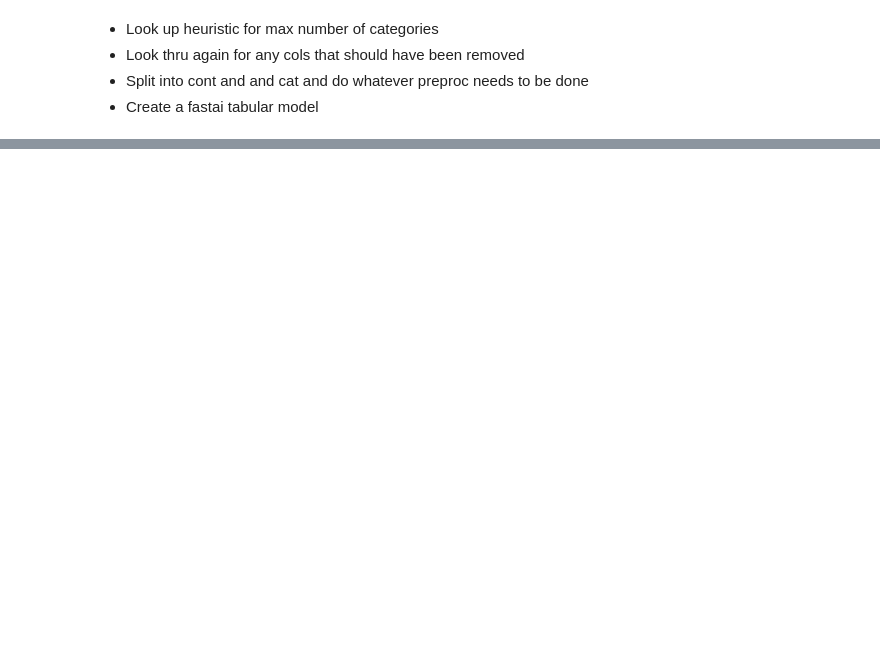
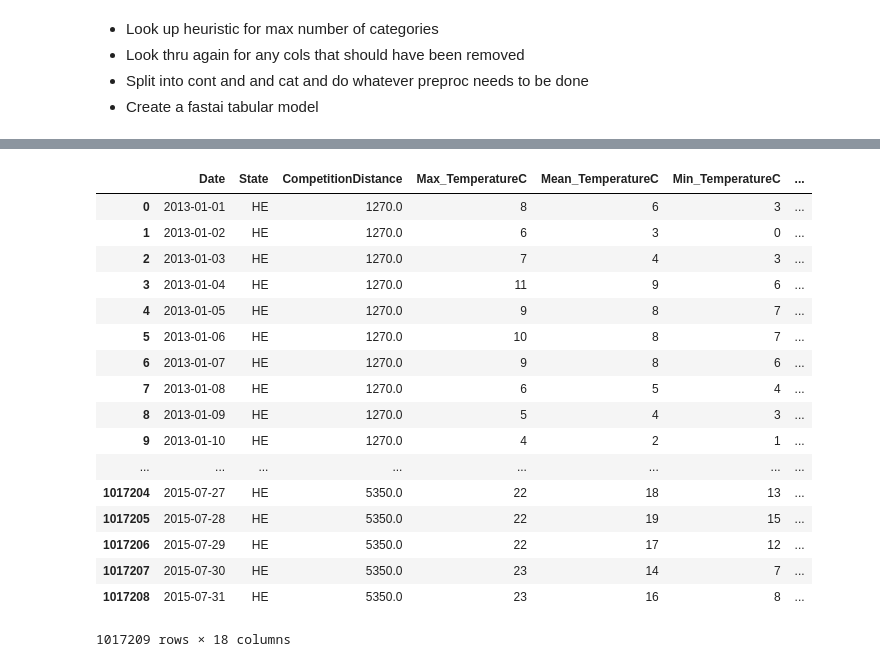
Before and after one commit to rforgione/myfastai, a Jupyter notebook: rossmann-recreate.ipynb, the cells around one changed output, grey strips where cells are left out. Cells and saved outputs as stored; diff of their text form; code cells hidden in the pictures; blank space fills up the shorter version.

Commit message:
just have to figure out how to make the weekly trend data join onto the daily rest of data

```diff
--- a/rossmann-recreate.ipynb
+++ b/rossmann-recreate.ipynb
@@ -656,0 +819,3 @@ Index(['Store', 'DayOfWeek', 'Sales', 'Customers', 'Open', 'Promo',
+# %%
+trends['week'] = trends['week'].astype('datetime64[D]')
+trends_DE['week'] = trends_DE['week'].astype('datetime64[D]')
@@ -656,0 +832,6 @@ Index(['Store', 'DayOfWeek', 'Sales', 'Customers', 'Open', 'Promo',
+# %%
+trends_DE.columns = ['state', 'week', 'trend_DE']
+# %%
+base_df = base_df.merge(trends, left_on=['State', 'Date'], right_on=['state', 'week'], how='left')
+# %%
+base_df = base_df.merge(trends_DE, left_on=['Date'], right_on=['week'], how='left', suffixes=['', '_DE'])
@@ -656,0 +877,21 @@ Index(['Store', 'DayOfWeek', 'Sales', 'Customers', 'Open', 'Promo',
+# %%
+base_df.loc[:, ['Date', 'State'] + contin_vars]
+# %% [output]
+|  | Date | State | CompetitionDistance | Max_TemperatureC | Mean_TemperatureC | Min_TemperatureC | ... |
+| 0 | 2013-01-01 | HE | 1270.0 | 8 | 6 | 3 | ... |
+| 1 | 2013-01-02 | HE | 1270.0 | 6 | 3 | 0 | ... |
+| 2 | 2013-01-03 | HE | 1270.0 | 7 | 4 | 3 | ... |
+| 3 | 2013-01-04 | HE | 1270.0 | 11 | 9 | 6 | ... |
+| 4 | 2013-01-05 | HE | 1270.0 | 9 | 8 | 7 | ... |
+| 5 | 2013-01-06 | HE | 1270.0 | 10 | 8 | 7 | ... |
+| 6 | 2013-01-07 | HE | 1270.0 | 9 | 8 | 6 | ... |
+| 7 | 2013-01-08 | HE | 1270.0 | 6 | 5 | 4 | ... |
+| 8 | 2013-01-09 | HE | 1270.0 | 5 | 4 | 3 | ... |
+| 9 | 2013-01-10 | HE | 1270.0 | 4 | 2 | 1 | ... |
+| ... | ... | ... | ... | ... | ... | ... | ... |
+| 1017204 | 2015-07-27 | HE | 5350.0 | 22 | 18 | 13 | ... |
+| 1017205 | 2015-07-28 | HE | 5350.0 | 22 | 19 | 15 | ... |
+| 1017206 | 2015-07-29 | HE | 5350.0 | 22 | 17 | 12 | ... |
+| 1017207 | 2015-07-30 | HE | 5350.0 | 23 | 14 | 7 | ... |
+| 1017208 | 2015-07-31 | HE | 5350.0 | 23 | 16 | 8 | ... |
+1017209 rows × 18 columns
```
Also changed, not shown: parts of 35 cells of this notebook.
